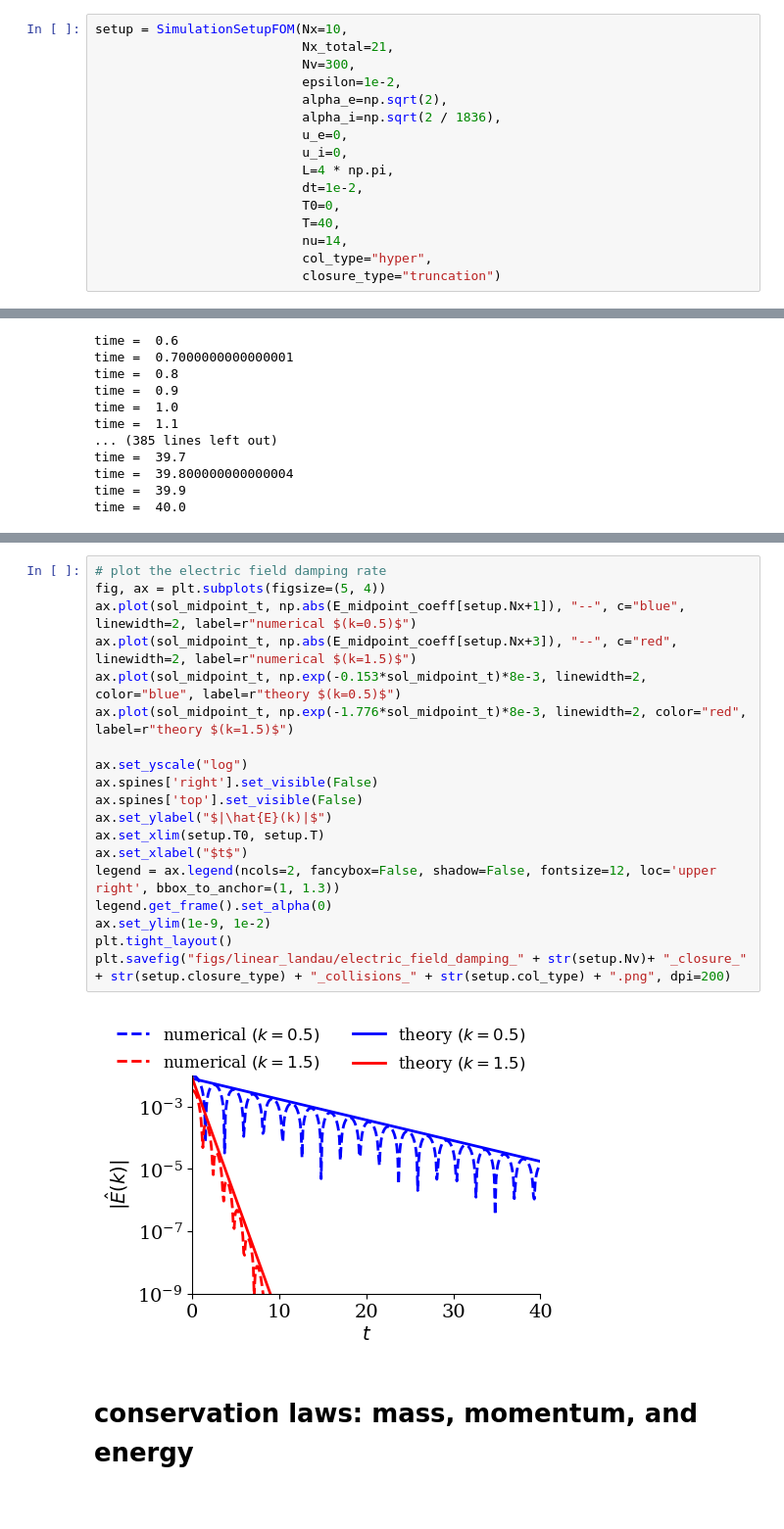
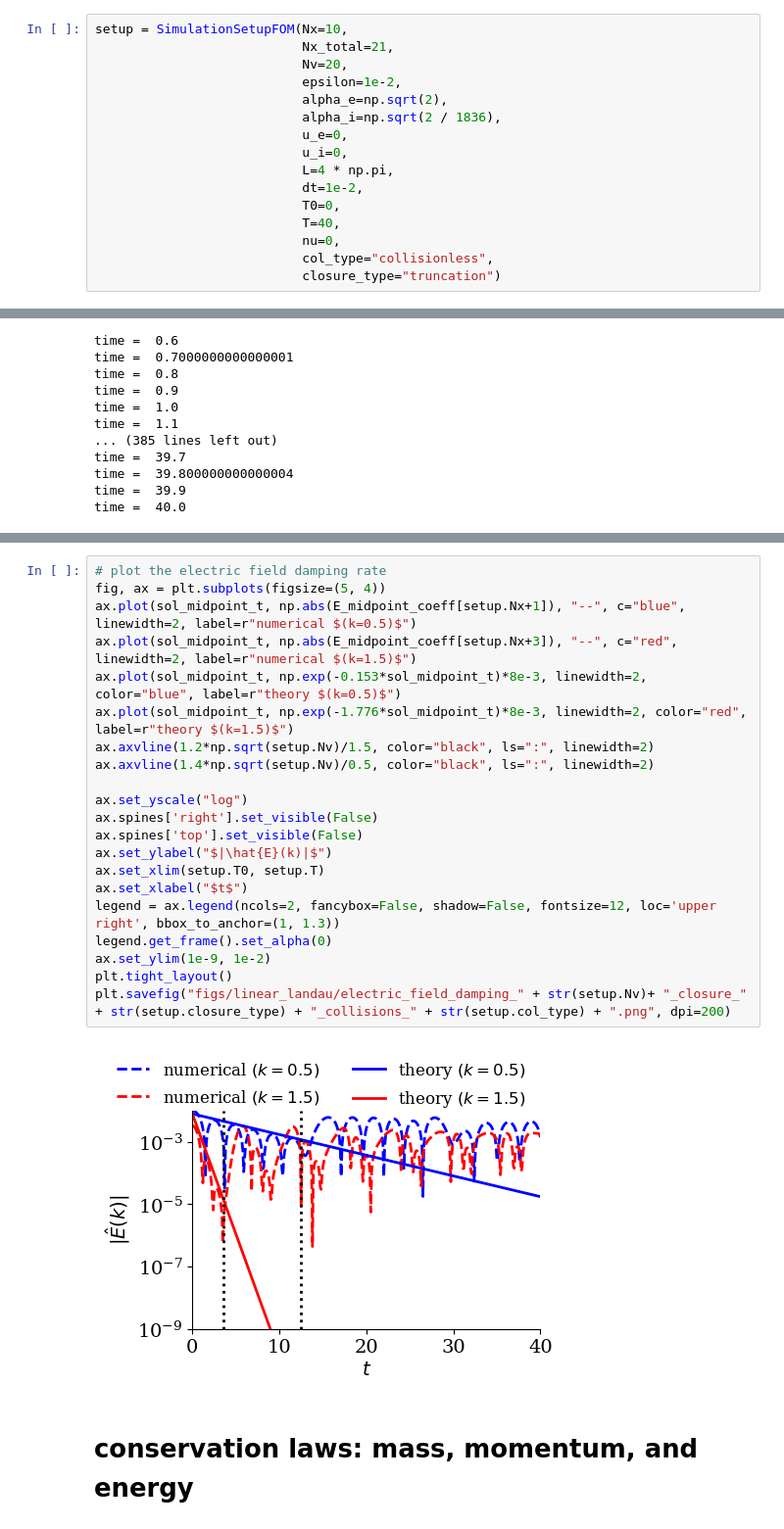
Before and after one commit to opaliss/SpectralSymbolicClosures, a Jupyter notebook: aw_simulation/linear_landau_damping.ipynb, the cells around one changed output, grey strips where cells are left out. Shown at 98% size. Saved outputs shown, nothing was run; the diff lists cells and outputs as text.

```diff
--- a/aw_simulation/linear_landau_damping.ipynb
+++ b/aw_simulation/linear_landau_damping.ipynb
@@ -21,7 +21,7 @@ matplotlib.rc('ytick', labelsize=14)
 # %%
 setup = SimulationSetupFOM(Nx=10,
                            Nx_total=21,
-                           Nv=300,
+                           Nv=20,
                            epsilon=1e-2,
                            alpha_e=np.sqrt(2),
                            alpha_i=np.sqrt(2 / 1836),
@@ -31,8 +31,8 @@ setup = SimulationSetupFOM(Nx=10,
                            dt=1e-2,
                            T0=0,
                            T=40,
-                           nu=14,
-                           col_type="hyper",
+                           nu=0,
+                           col_type="collisionless",
                            closure_type="truncation")
 # %%
 # matrices
@@ -156,24 +156,26 @@ plt.tight_layout()
 # %%
 # plot the electric field damping rate
 fig, ax = plt.subplots(figsize=(5, 4))
 ax.plot(sol_midpoint_t, np.abs(E_midpoint_coeff[setup.Nx+1]), "--", c="blue", linewidth=2, label=r"numerical $(k=0.5)$")
 ax.plot(sol_midpoint_t, np.abs(E_midpoint_coeff[setup.Nx+3]), "--", c="red", linewidth=2, label=r"numerical $(k=1.5)$")
 ax.plot(sol_midpoint_t, np.exp(-0.153*sol_midpoint_t)*8e-3, linewidth=2, color="blue", label=r"theory $(k=0.5)$")
 ax.plot(sol_midpoint_t, np.exp(-1.776*sol_midpoint_t)*8e-3, linewidth=2, color="red", label=r"theory $(k=1.5)$")
+ax.axvline(1.2*np.sqrt(setup.Nv)/1.5, color="black", ls=":", linewidth=2)
+ax.axvline(1.4*np.sqrt(setup.Nv)/0.5, color="black", ls=":", linewidth=2)
 
 ax.set_yscale("log")
 ax.spines['right'].set_visible(False)
 ax.spines['top'].set_visible(False)
 ax.set_ylabel("$|\hat{E}(k)|$")
 ax.set_xlim(setup.T0, setup.T)
 ax.set_xlabel("$t$")
 legend = ax.legend(ncols=2, fancybox=False, shadow=False, fontsize=12, loc='upper right', bbox_to_anchor=(1, 1.3))
 legend.get_frame().set_alpha(0)
 ax.set_ylim(1e-9, 1e-2)
 plt.tight_layout()
 plt.savefig("figs/linear_landau/electric_field_damping_" + str(setup.Nv)+ "_closure_" + str(setup.closure_type) + "_collisions_" + str(setup.col_type) + ".png", dpi=200)
 # %% [output]
-[figure, old version]
+[figure, new version]
 # %% [markdown]
 # conservation laws: mass, momentum, and energy
 # %% [markdown]
```
Also changed, not shown: parts of 4 cells of this notebook, 3 other files.
